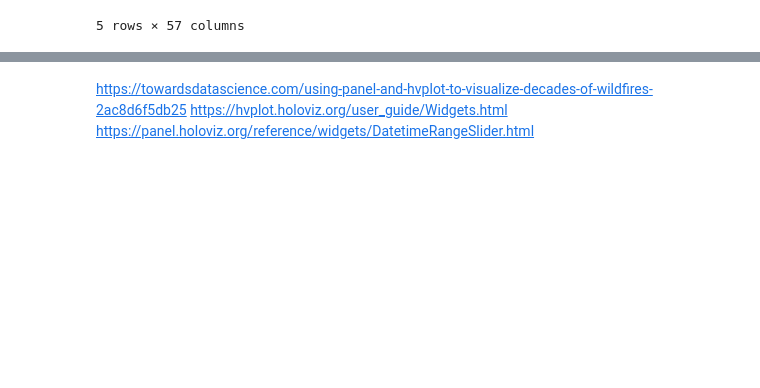
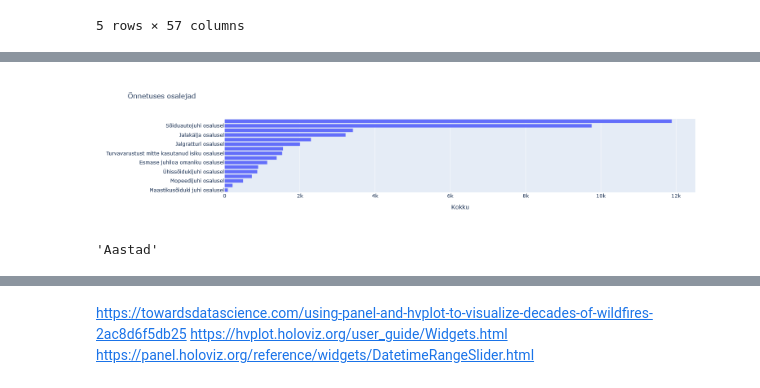
Before and after one commit to henripokk/etl_project, a Jupyter notebook: dashboard.ipynb, the cells around one changed output, grey strips where cells are left out. Drawn from its saved outputs; the diff is of its cells as text; code cells hidden in the pictures; blank space fills up the shorter version.

Commit message:
dashboard improvements

```diff
--- a/dashboard.ipynb
+++ b/dashboard.ipynb
@@ -41,3 +41,10 @@ df.head(5)
 | 2011-01-11 | 645 | 2302110256946 | 1/11/11 | 4.0 | 0 | 2 | 4.0 | Harju maakond Tallinn Kristiine l... | ... |
 | 2011-01-11 | 644 | 2302110256697 | 1/11/11 | 2.0 | 1 | 0 | 3.0 | Harju maakond Kiili vald | ... |
 5 rows × 57 columns
+# %%
+# Make suitable df for dashboard
+
+df['year'] = df.index.year.astype('category')
+df['month'] = df.index.month.astype('category')
+df['day_of_week'] = df.index.day_name().astype('category')
+df['hour_of_day'] = np.where(df.index.time != datetime.time(0, 0), df.index.hour.astype('category'), np.nan)
@@ -45,8 +54,8 @@ df.head(5)
 min = pd.to_datetime(df.index.min())
 max =pd.to_datetime(df.index.max())
 
-# Create slider for time series
-datetime_range_slider = pn.widgets.DatetimeRangeSlider(
+# Slider kaardile aja perioodi muutmiseks
+slider = pn.widgets.DateRangeSlider(
     name='Ajavahemik',
     start=min, end=max,
     value=(min, max),
@@ -56,0 +106,26 @@ datetime_range_slider = pn.widgets.DatetimeRangeSlider(
+# %%
+# liiklusõnnetused osaleja tüüpide kaupa
+@pn.depends( pn.widgets.RadioButtonGroup.param.value)
+def osalejad(slider_value):
+    df_kaart=df.loc[pd.to_datetime(slider_value[0]):pd.to_datetime(slider_value[1])]
+    options=['Jalakäija osalusel', 'Kergliikurijuhi osalusel', 'Kaassõitja osalusel', 'Maastikusõiduki juhi osalusel', "Eaka (65+) mootorsõidukijuhi osalusel",  "Bussijuhi osalusel", "Veoautojuhi osalusel", "Ühissõidukijuhi osalusel", "Sõiduautojuhi osalusel", "Mootorratturi osalusel", "Mopeedijuhi osalusel", "Jalgratturi osalusel", "Alaealise osalusel", "Turvavarustust mitte kasutanud isiku osalusel", "Esmase juhiloa omaniku osalusel", "Mootorsõidukijuhi osalusel"]
+
+    # Count the number of accidents for each participant type
+    df_count = df_kaart[options].apply(pd.Series.value_counts).T.reset_index().sort_values(1.0)
+
+
+    # Create the plot using Plotly Express
+    fig = px.bar(df_count, y='index', x=1.0, title='Õnnetuses osalejad')
+    fig.update_layout(
+    xaxis_title='Kokku',
+    yaxis_title='')
+
+    return fig
+
+osalejad(slider.value)
+# %% [output]
+[figure, added]
+# %%
+perioodid.value
+# %% [output]
+'Aastad'
```
Also changed, not shown: parts of 10 cells of this notebook.
